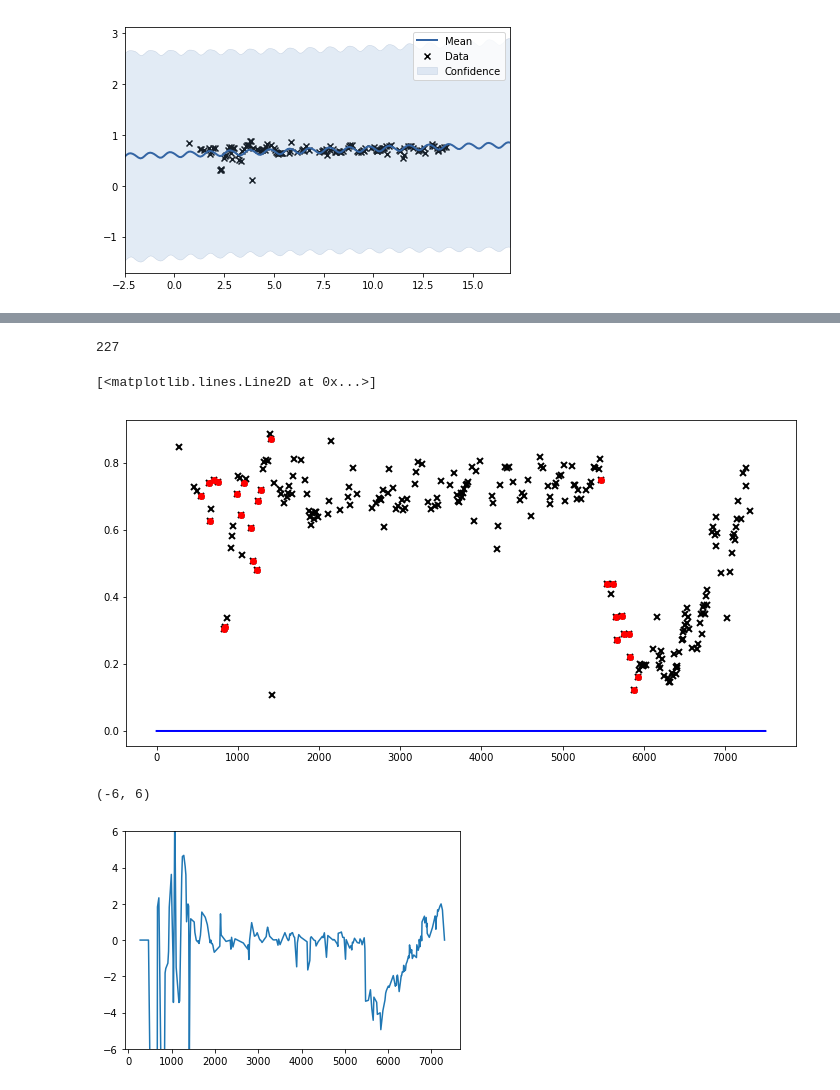
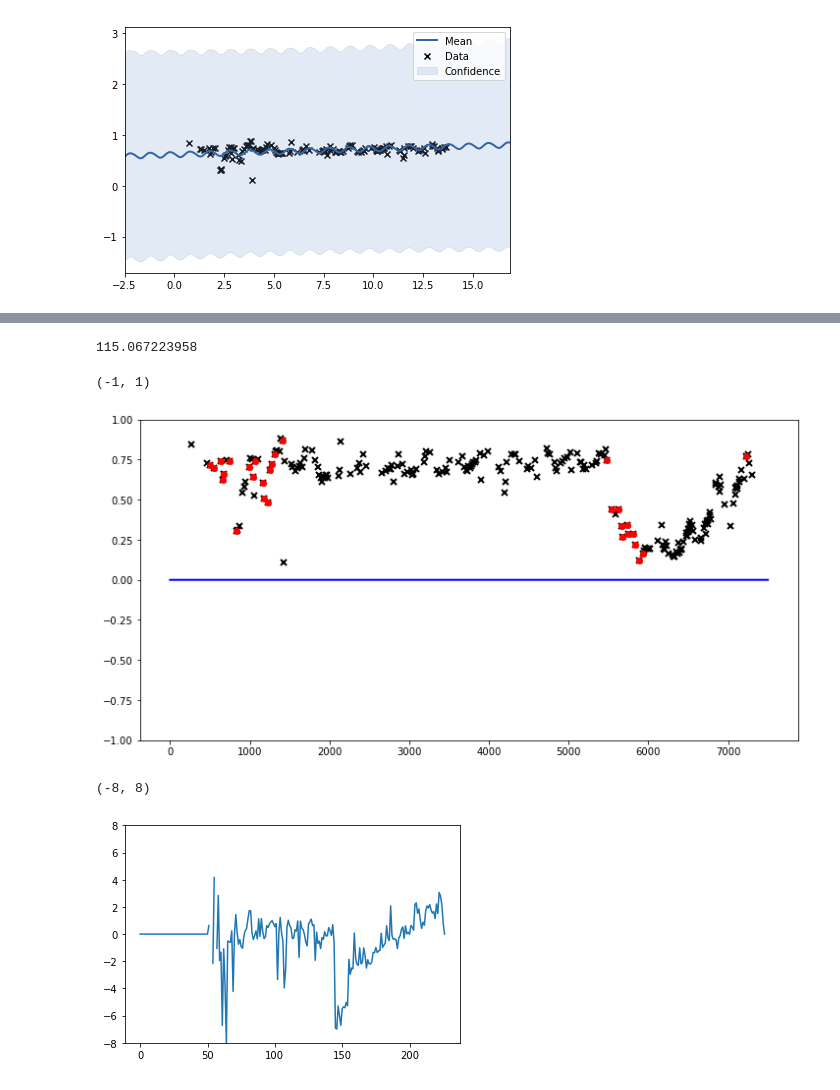
Before and after one commit to edd3x/Sat_im, a Jupyter notebook: Pete-Hackday-notebook.ipynb, the cells around one changed output, grey strips where cells are left out. Cells and saved outputs as stored; diff of their text form; code cells hidden in the pictures.

Commit message:
looking at log likelihood

```diff
--- a/Pete-Hackday-notebook.ipynb
+++ b/Pete-Hackday-notebook.ipynb
@@ -259,24 +251,31 @@ Updates: True
 [figure]
 # %%
 log_pred=np.zeros((Y.size))
+log_like=np.zeros((Y.size))
+
 import scipy.stats as st
 
-ii=0
+ii=50
 xx = np.arange(0, 7500,1,dtype=float)[:,None]
-mean_final=np.zeros(7500)
-variance_final=np.zeros(7500)
-for i in range(2,Y.size-1):
-    print i,X[i],Y[i]
-    m = GPy.models.GPRegression(X[ii:i,:]/365.0,Y[ii:i,:],k1+k3)
+mean_final=np.zeros(7500)[:,None]
+variance_final=np.zeros(7500)[:,None]
+for i in range(51,Y.size):
+    m = GPy.models.GPRegression(X[ii:i,:]/365.25,Y[ii:i,:],k1+k3)
 
     m.optimize()
-    m.optimize_restarts(num_restarts=5,verbose=False)
-    mean,variance=m.predict(X[i+1:i+3,:]/365.25)
+    m.optimize_restarts(num_restarts=10,verbose=False)
+    log_like[i]=m.log_likelihood()
+
+    mean,variance=m.predict(X[i+1:i+2,:]/365.25)
     log_pred[i]=st.norm.ppf(st.norm.cdf(Y[i+1,:], loc=mean, scale=np.sqrt(variance)))[0]
+    print i,X[i],Y[i],mean[0],variance[0],log_pred[i]
 
-    if (np.abs(log_pred[i])>3.0) & (i-ii)>10:
-        m_tmp,v_tmp=m.predict(xx[xx<X[i+1]])
-        mean_final[ii:i]=m_tmp
-        variance_final[ii:i]=v_tmp
-        ii=i
+    #if (np.abs(log_pred[i])>3.0) and ((i-ii)>10):
+    #    ind=(xx>X[ii]) & (xx<X[i+1])
+    #    #print ii,i,xx[ind][:,None].shape,np.abs(log_pred[i])
+    #    m_tmp,v_tmp=m.predict(xx[ind][:,None])
+    #    #print mean_final[ind].shape,m_tmp
+    #    mean_final[ind]=m_tmp[:,0]
+    #    variance_final[ind]=v_tmp[:,0]
+    #    ii=i
 # %% [output]
@@ -366,23 +331,25 @@ for i in range(2,Y.size-1):
-# %%
-Y.size
-# %% [output]
-227
+# %%
+print m.log_likelihood()
+# %% [output]
+115.067223958
 # %%
 xx = np.arange(0, 7500,1,dtype=float)[:,None]
 
 plt.figure(figsize=(12, 6))
 plt.plot(X, Y, 'kx', mew=2)
 plt.plot(xx, mean_final, 'b', lw=2)
-plt.fill_between(xx[:,0], mean_final[:] - 2*np.sqrt(variance_final[:]), mean_final[:] + 2*np.sqrt(variance_final[:]), color='blue', alpha=0.2)
+#plt.fill_between(xx[:,0], mean_final[:,0] - 2*np.sqrt(variance_final[:,0]), mean_final[:,0] + 2*np.sqrt(variance_final[:,0]), color='blue', alpha=0.2)
 #for i in range(0,log_pred.size):
     #plt.plot(X[i],Y[i], 'ro', markersize=log_pred[i], alpha=0.2)
 plt.plot(X[np.abs(log_pred)>3.0],Y[np.abs(log_pred)>3.0],'ro')
+plt.ylim(-1,1)
 # %% [output]
-[<matplotlib.lines.Line2D at 0x...>]
+(-1, 1)
-[figure, old version]
+[figure, new version]
 # %%
-plt.plot(X,log_pred)
-plt.ylim(-6,6)
+plt.plot(np.arange(0,log_pred.size),log_pred)
+
+plt.ylim(-8,8)
 # %% [output]
-(-6, 6)
+(-8, 8)
-[figure, old version]
+[figure, new version]
```
Also changed, not shown: parts of 8 cells of this notebook.
